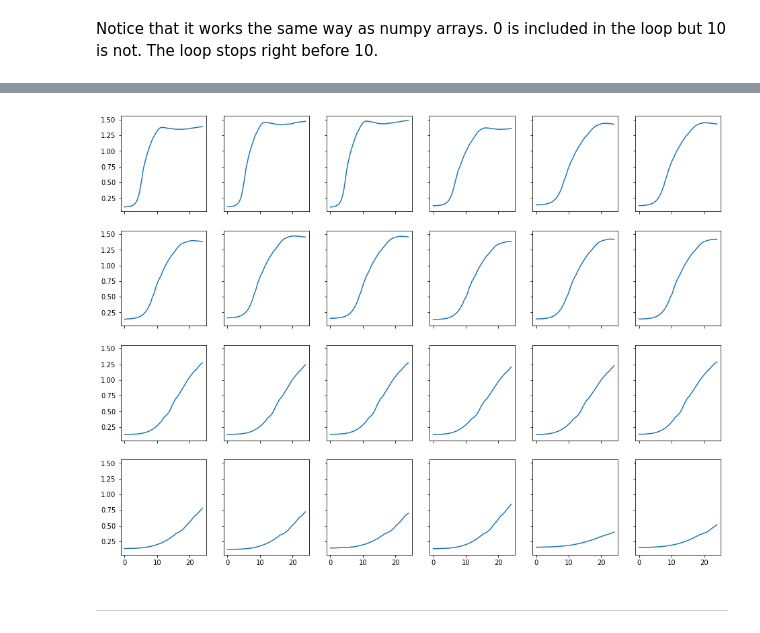
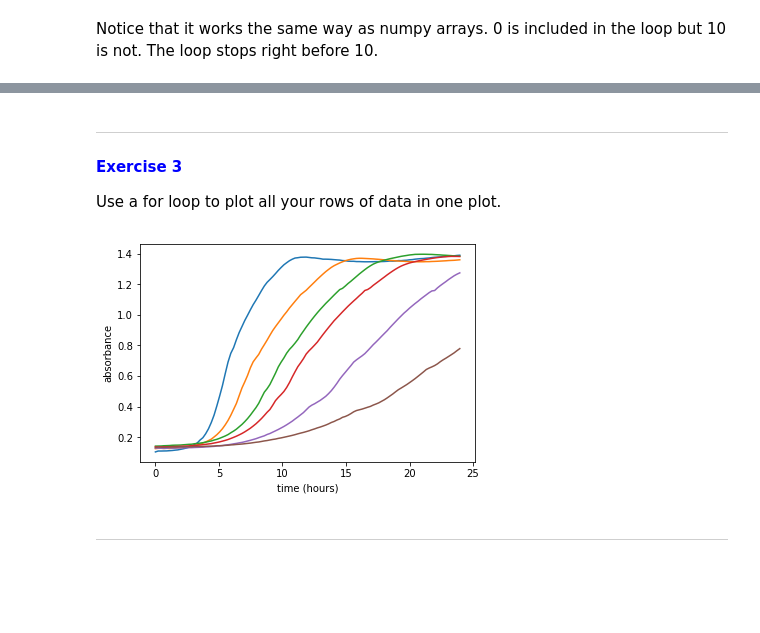
Before and after one commit to nicholas-sherer/Python-Workshop-Materials, a Jupyter notebook: Learning Programming by Analyzing E. Coli Growth.ipynb, the cells around one changed output, grey strips where cells are left out. Cells and saved outputs as stored; diff of their text form; code cells hidden in the pictures; blank space fills up the shorter version.

```diff
--- a/Learning Programming by Analyzing E. Coli Growth.ipynb
+++ b/Learning Programming by Analyzing E. Coli Growth.ipynb
@@ -253,11 +260,15 @@ Use a for loop to plot all your rows of data next to each other. You'll want to
-# %%
-figure, axes = plt.subplots(4, 6, figsize=(16,12), sharex=True, sharey=True)
-for i in range(24):
-    row = i // 6
-    column = i % 6
-    axes[row,column].plot(time,data[i+1,:])
-# %% [output]
-[figure, removed]
+# %% [markdown]
+***
+#### <span style="color:blue">Exercise 3</span>
+
+Use a for loop to plot all your rows of data in one plot.
+# %%
+for i in range(1,7):
+    plt.plot(time,data[i,:])
+plt.xlabel('time (hours)');
+plt.ylabel('absorbance');
+# %% [output]
+[figure, added]
 # %% [markdown]
 ***
 # %%
```
Also changed, not shown: parts of 10 cells of this notebook.
